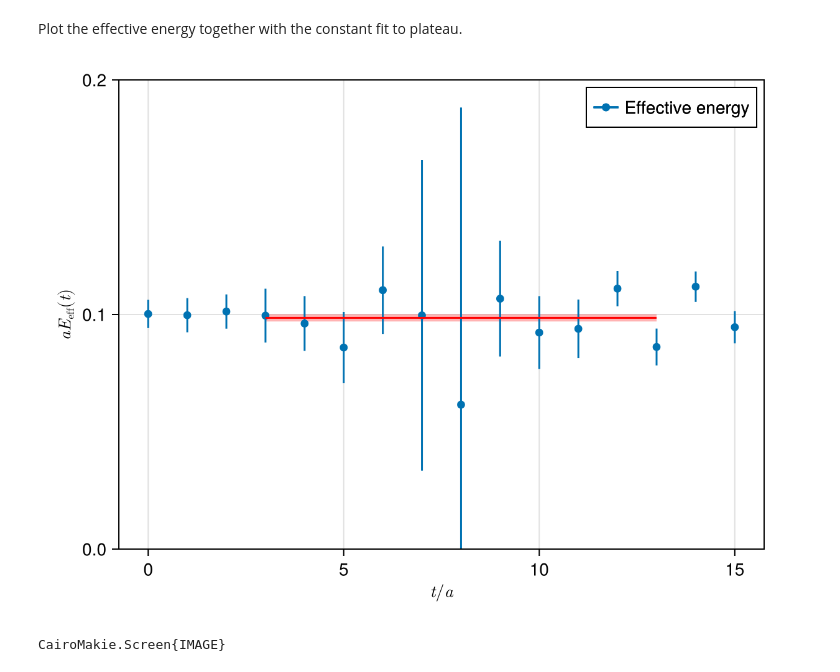
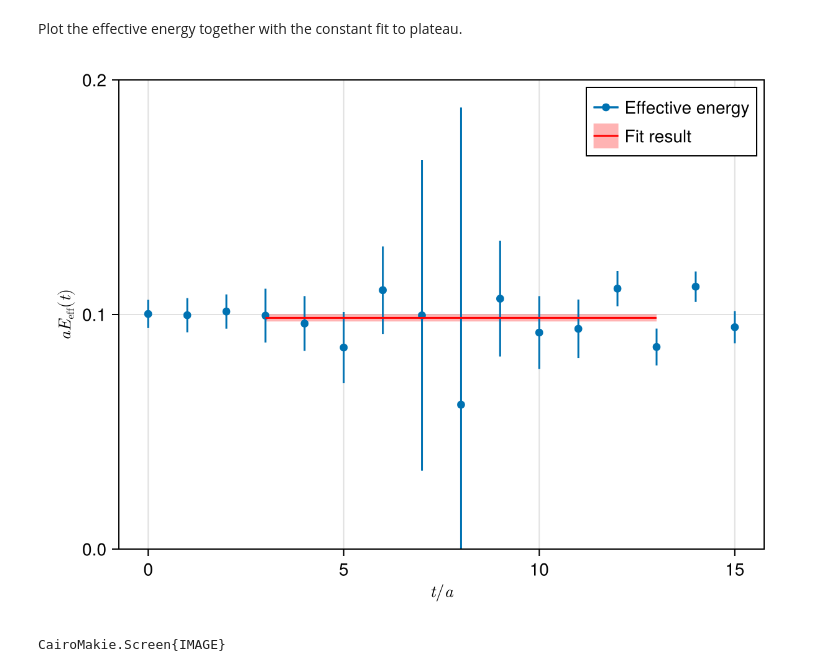
Before and after one commit to ResStump/CorrelatorAnalysis.jl, a Jupyter notebook: examples/correlator_analysis_random.ipynb, the cells around one changed output. Cells and saved outputs as stored; diff of their text form; code cells hidden in the pictures.

```diff
--- a/examples/correlator_analysis_random.ipynb
+++ b/examples/correlator_analysis_random.ipynb
@@ -114,9 +115,10 @@ Plot the effective energy together with the constant fit to plateau.
 # %%
 f = CM.Figure()
 ax = CM.Axis(f[1, 1], limits=(nothing, nothing, 0, 0.2))
 CA.plot_effective_energy!(am_eff)
-CA.plot_error_rectangle!(am, plateau_range)
+CA.plot_error_rectangle!(am, plateau_range, label="Fit result")
+CM.axislegend(ax, merge=true)
 display(f)
 # %% [output]
-[figure, old version]
+[figure, new version]
 CairoMakie.Screen{IMAGE}
```
Also changed, not shown: parts of 6 cells of this notebook, 3 other files.
